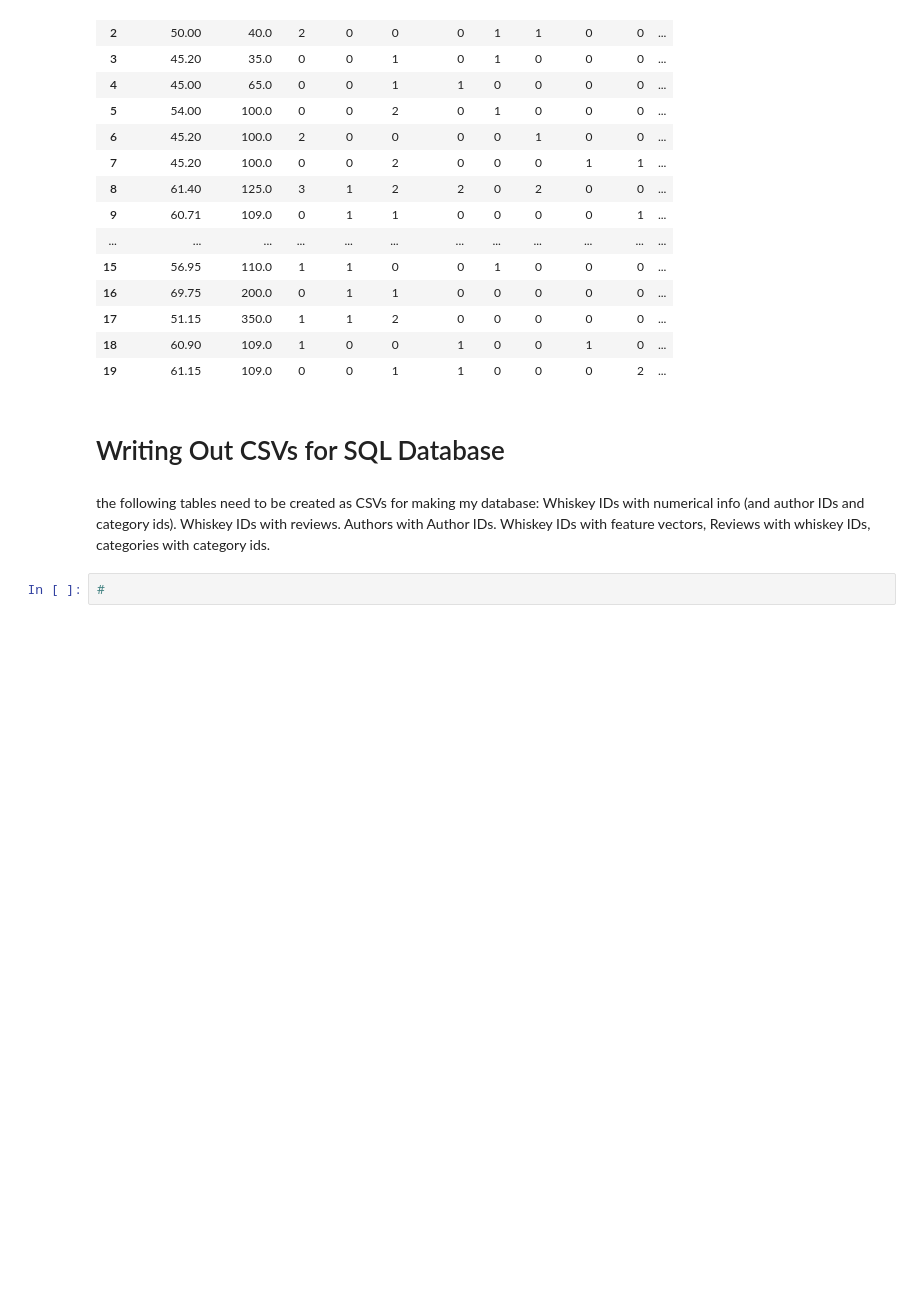
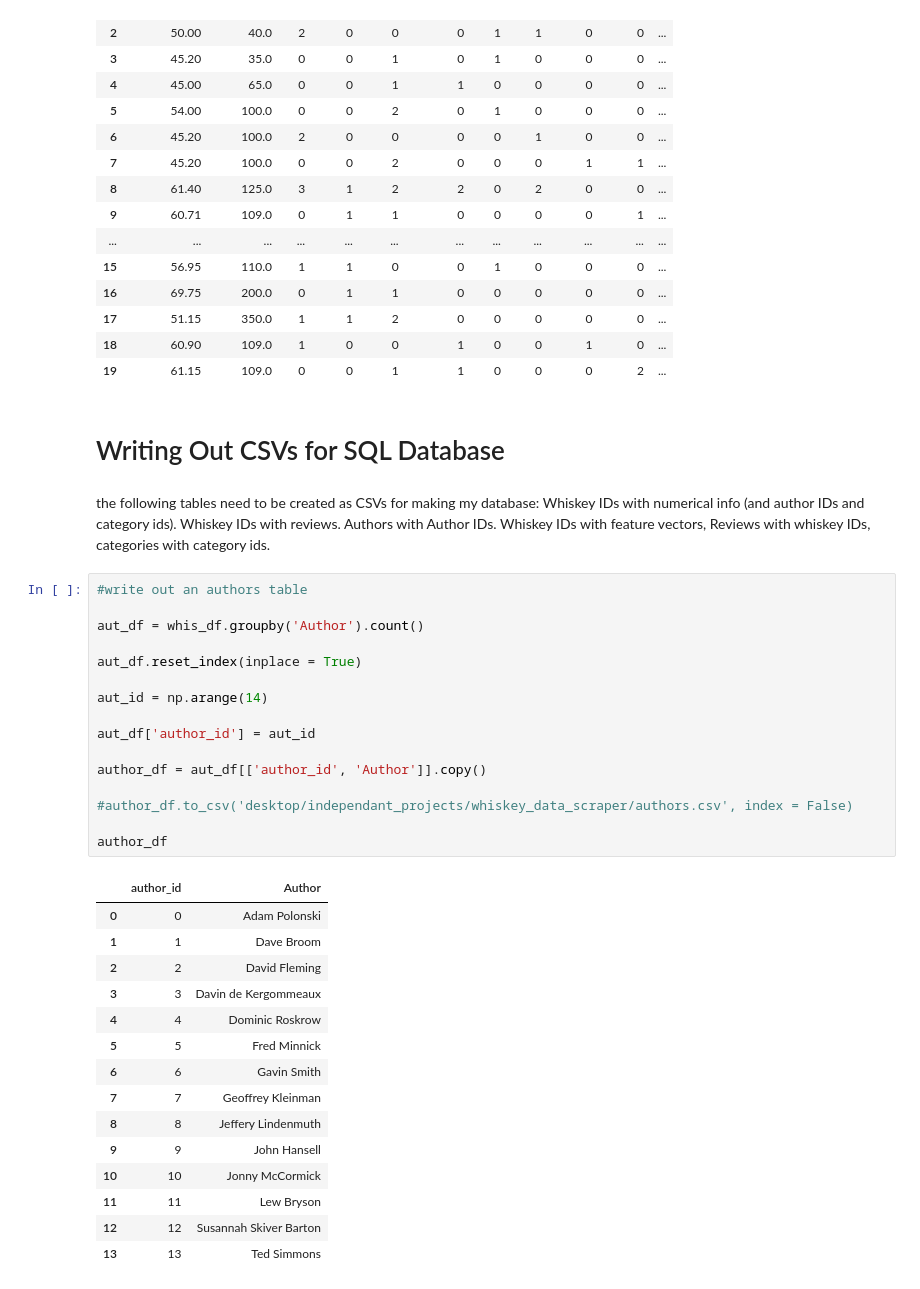
Before and after one commit to gspahlin/WhiskyAdvocate_ETL, a Jupyter notebook: whiskey_explore_and_clean.ipynb, the cells around one changed output. Drawn from its saved outputs; the diff is of its cells as text; blank space fills up the shorter version.

```diff
--- a/whiskey_explore_and_clean.ipynb
+++ b/whiskey_explore_and_clean.ipynb
@@ -639,5 +640,35 @@ whis_ml_df.head(20)
 # %% [markdown]
 the following tables need to be created as CSVs for making my database:
 Whiskey IDs with numerical info (and author IDs and category ids). Whiskey IDs with reviews. Authors with Author IDs. Whiskey IDs with feature vectors, Reviews with whiskey IDs, categories with category ids.
-# %%
-#
+# %%
+#write out an authors table
+
+aut_df = whis_df.groupby('Author').count()
+
+aut_df.reset_index(inplace = True)
+
+aut_id = np.arange(14)
+
+aut_df['author_id'] = aut_id
+
+author_df = aut_df[['author_id', 'Author']].copy()
+
+#author_df.to_csv('desktop/independant_projects/whiskey_data_scraper/authors.csv', index = False)
+
+author_df
+# %% [output]
+|  | author_id | Author |
+| 0 | 0 | Adam Polonski |
+| 1 | 1 | Dave Broom |
+| 2 | 2 | David Fleming |
+| 3 | 3 | Davin de Kergommeaux |
+| 4 | 4 | Dominic Roskrow |
+| 5 | 5 | Fred Minnick |
+| 6 | 6 | Gavin Smith |
+| 7 | 7 | Geoffrey Kleinman |
+| 8 | 8 | Jeffery Lindenmuth |
+| 9 | 9 | John Hansell |
+| 10 | 10 | Jonny McCormick |
+| 11 | 11 | Lew Bryson |
+| 12 | 12 | Susannah Skiver Barton |
+| 13 | 13 | Ted Simmons |
```
Also changed, not shown: parts of 3 cells of this notebook.
